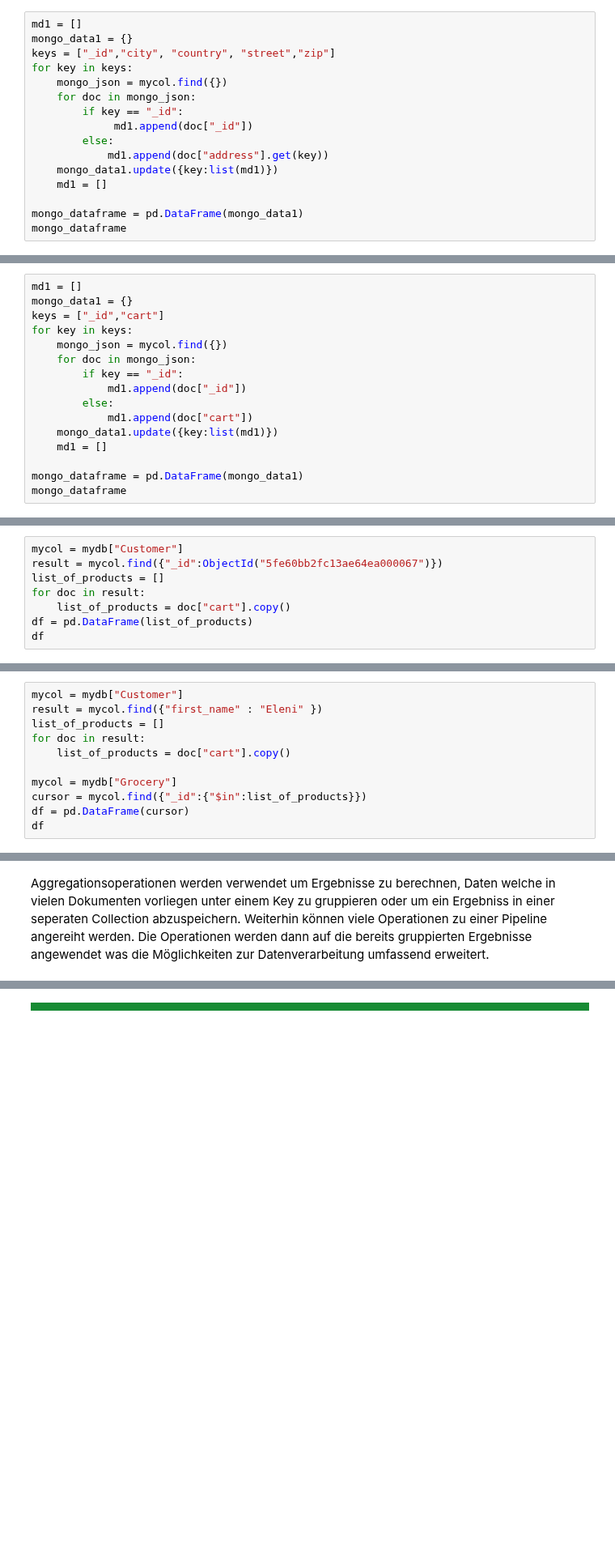
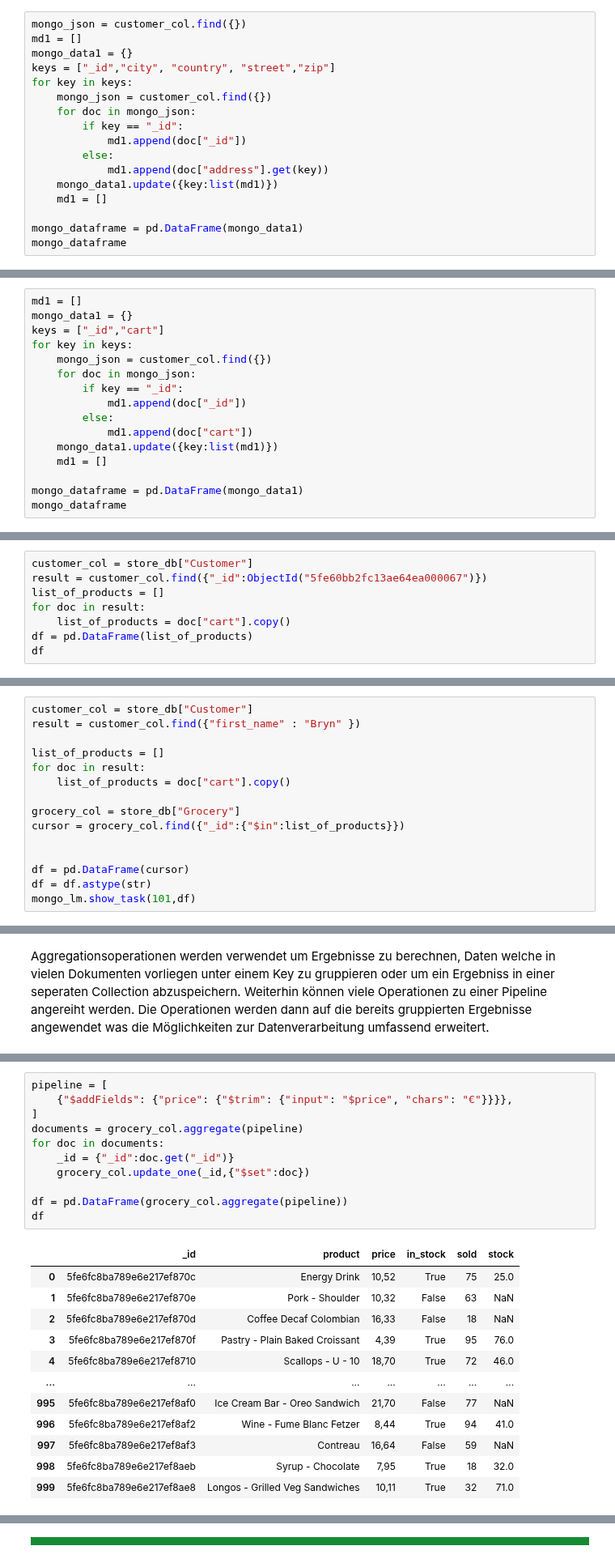
Before and after one commit to orca-nrw/lernmodul-mongodb, a Jupyter notebook: index.ipynb, the cells around one changed output, grey strips where cells are left out. Shown at 81% size. Saved outputs shown, nothing was run; the diff lists cells and outputs as text; blank space fills up the shorter version.

Commit message:
added DFP uestions to the taskreview, added some images, expanded the pipeline

```diff
--- a/index.ipynb
+++ b/index.ipynb
@@ -342,14 +524,15 @@ Hierbei ist zu sehen, dass die Embedded Documents nicht als einzelne Spalte inte
 # %% [markdown]
 <b>Auslesen der Daten aus dem Embedded Document</b>
 # %%
+mongo_json = customer_col.find({})
 md1 = []
 mongo_data1 = {}
 keys = ["_id","city", "country", "street","zip"]
 for key in keys:
-    mongo_json = mycol.find({})
+    mongo_json = customer_col.find({})
     for doc in mongo_json:
         if key == "_id":
-             md1.append(doc["_id"])
+            md1.append(doc["_id"])
         else:
             md1.append(doc["address"].get(key))
     mongo_data1.update({key:list(md1)})
@@ -364,7 +561,7 @@ md1 = []
 mongo_data1 = {}
 keys = ["_id","cart"]
 for key in keys:
-    mongo_json = mycol.find({})
+    mongo_json = customer_col.find({})
     for doc in mongo_json:
         if key == "_id":
             md1.append(doc["_id"])
@@ -433,8 +725,8 @@ df
 # %% [markdown]
 <b>Beispiel:</b> Aus der Collection "Grocery" und der Collection "Customer" sollen alle Produkte ausgegeben werden die der Kunde mit der ID <b>"5fe60bb2fc13ae64ea000067"</b> gekauft hat.
 # %%
-mycol = mydb["Customer"]
-result = mycol.find({"_id":ObjectId("5fe60bb2fc13ae64ea000067")})
+customer_col = store_db["Customer"]
+result = customer_col.find({"_id":ObjectId("5fe60bb2fc13ae64ea000067")})
 list_of_products = []
 for doc in result:
     list_of_products = doc["cart"].copy()
@@ -452,11 +746,15 @@ Zeige alle Produkte an die die Kundin mit dem Namen <b>"Eleni Mibourne"</b> eing
 # %%
-mycol = mydb["Customer"]
-result = mycol.find({"first_name" : "Eleni" })
+customer_col = store_db["Customer"]
+result = customer_col.find({"first_name" : "Bryn" })
+
 list_of_products = []
 for doc in result:
     list_of_products = doc["cart"].copy()
 
-mycol = mydb["Grocery"]
-cursor = mycol.find({"_id":{"$in":list_of_products}})
+grocery_col = store_db["Grocery"]
+cursor = grocery_col.find({"_id":{"$in":list_of_products}})
+
+
 df = pd.DataFrame(cursor)
-df
+df = df.astype(str)
+mongo_lm.show_task(101,df)
@@ -482,0 +918,24 @@ $trim für bearbeitung von chars?
+# %%
+pipeline = [
+    {"$addFields": {"price": {"$trim": {"input": "$price", "chars": "€"}}}},
+]
+documents = grocery_col.aggregate(pipeline)
+for doc in documents:
+    _id = {"_id":doc.get("_id")}
+    grocery_col.update_one(_id,{"$set":doc})
+
+df = pd.DataFrame(grocery_col.aggregate(pipeline))
+df
+# %% [output]
+|  | _id | product | price | in_stock | sold | stock |
+| 0 | 5fe6fc8ba789e6e217ef870c | Energy Drink | 10,52 | True | 75 | 25.0 |
+| 1 | 5fe6fc8ba789e6e217ef870e | Pork - Shoulder | 10,32 | False | 63 | NaN |
+| 2 | 5fe6fc8ba789e6e217ef870d | Coffee Decaf Colombian | 16,33 | False | 18 | NaN |
+| 3 | 5fe6fc8ba789e6e217ef870f | Pastry - Plain Baked Croissant | 4,39 | True | 95 | 76.0 |
+| 4 | 5fe6fc8ba789e6e217ef8710 | Scallops - U - 10 | 18,70 | True | 72 | 46.0 |
+| ... | ... | ... | ... | ... | ... | ... |
+| 995 | 5fe6fc8ba789e6e217ef8af0 | Ice Cream Bar - Oreo Sandwich | 21,70 | False | 77 | NaN |
+| 996 | 5fe6fc8ba789e6e217ef8af2 | Wine - Fume Blanc Fetzer | 8,44 | True | 94 | 41.0 |
+| 997 | 5fe6fc8ba789e6e217ef8af3 | Contreau | 16,64 | False | 59 | NaN |
+| 998 | 5fe6fc8ba789e6e217ef8aeb | Syrup - Chocolate | 7,95 | True | 18 | 32.0 |
+| 999 | 5fe6fc8ba789e6e217ef8ae8 | Longos - Grilled Veg Sandwiches | 10,11 | True | 32 | 71.0 |
```
Also changed, not shown: parts of 108 cells of this notebook, 3 other files.
